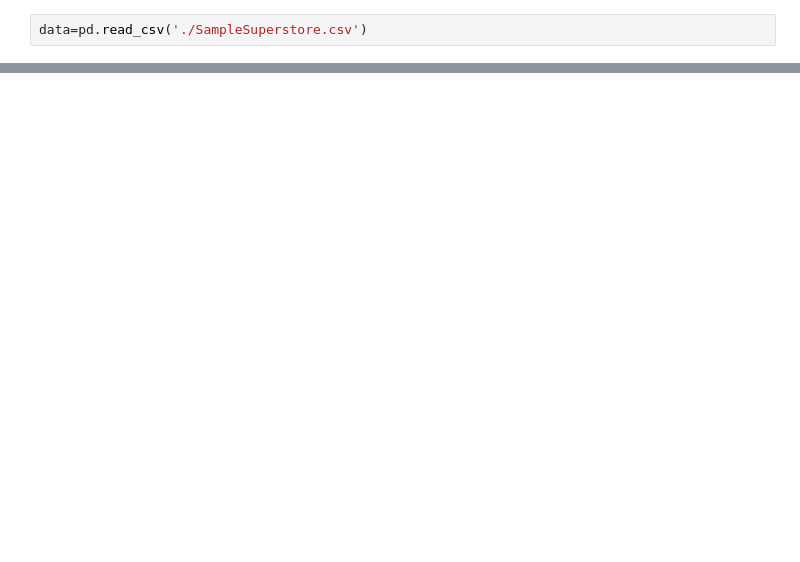
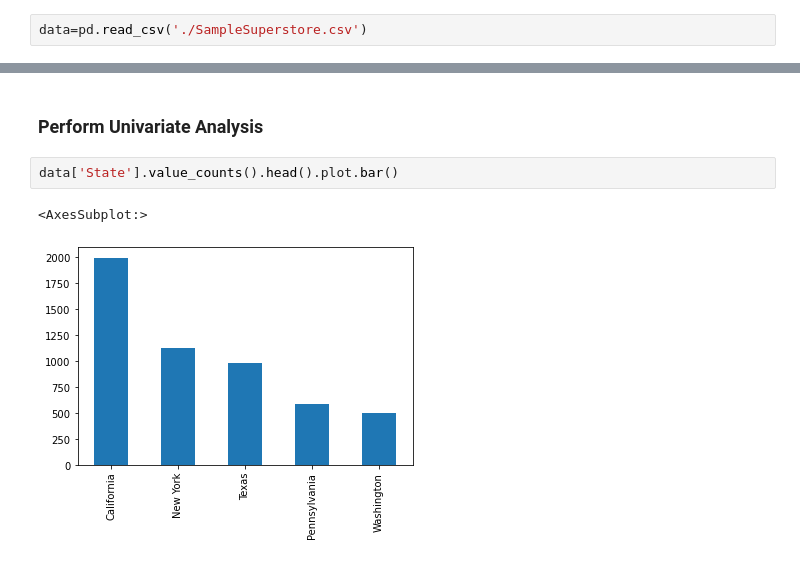
Before and after one commit to sumanthlade/The_Sparks_Foundation_Internship, a Jupyter notebook: GRIP_Task3_EDA.ipynb, the cells around one changed output, grey strips where cells are left out. Saved outputs shown, nothing was run; the diff lists cells and outputs as text; blank space fills up the shorter version.

```diff
--- a/GRIP_Task3_EDA.ipynb
+++ b/GRIP_Task3_EDA.ipynb
@@ -28,0 +69,7 @@ data.describe()
+# %% [markdown]
+### Perform Univariate Analysis
+# %%
+data['State'].value_counts().head().plot.bar()
+# %% [output]
+<AxesSubplot:>
+[figure, added]
```
Also changed, not shown: parts of 32 cells of this notebook.
